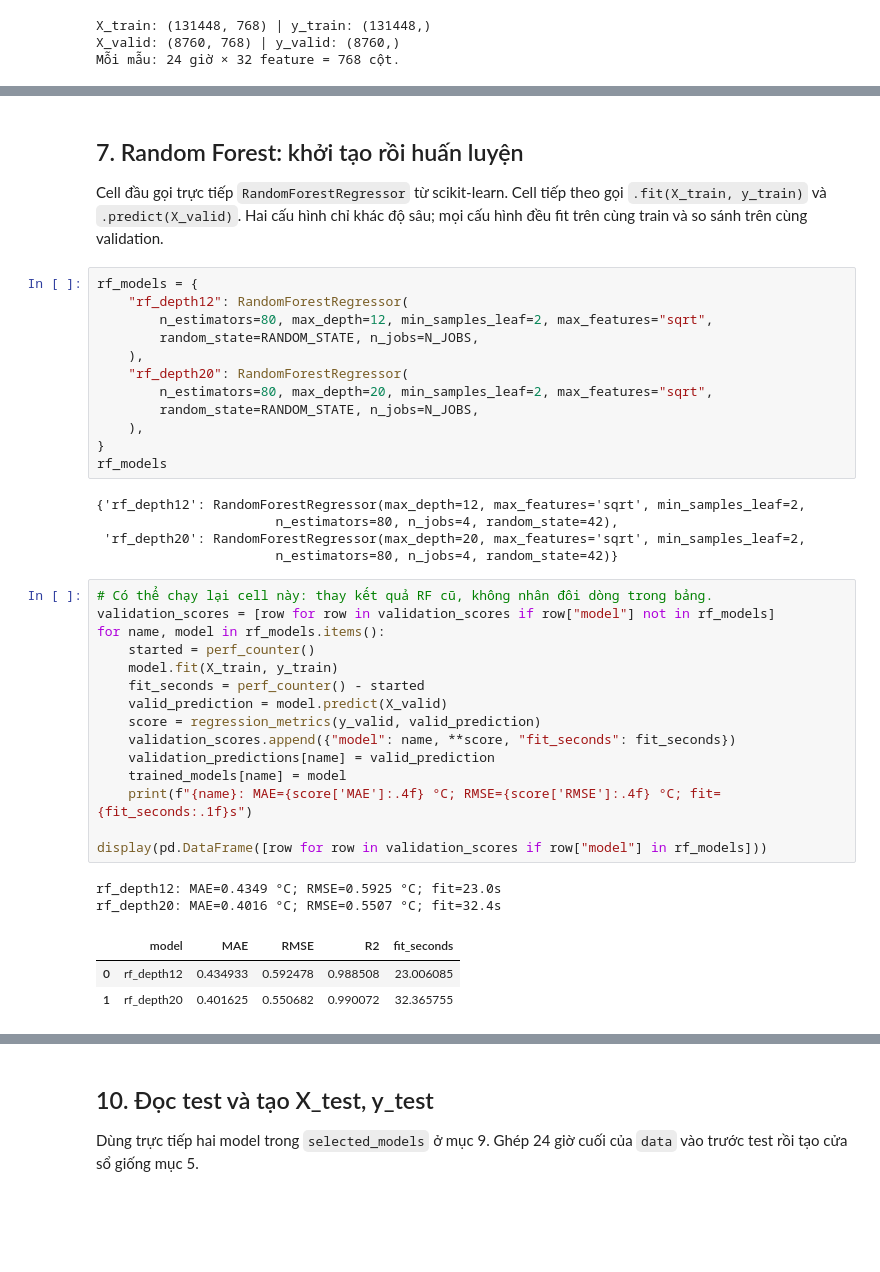
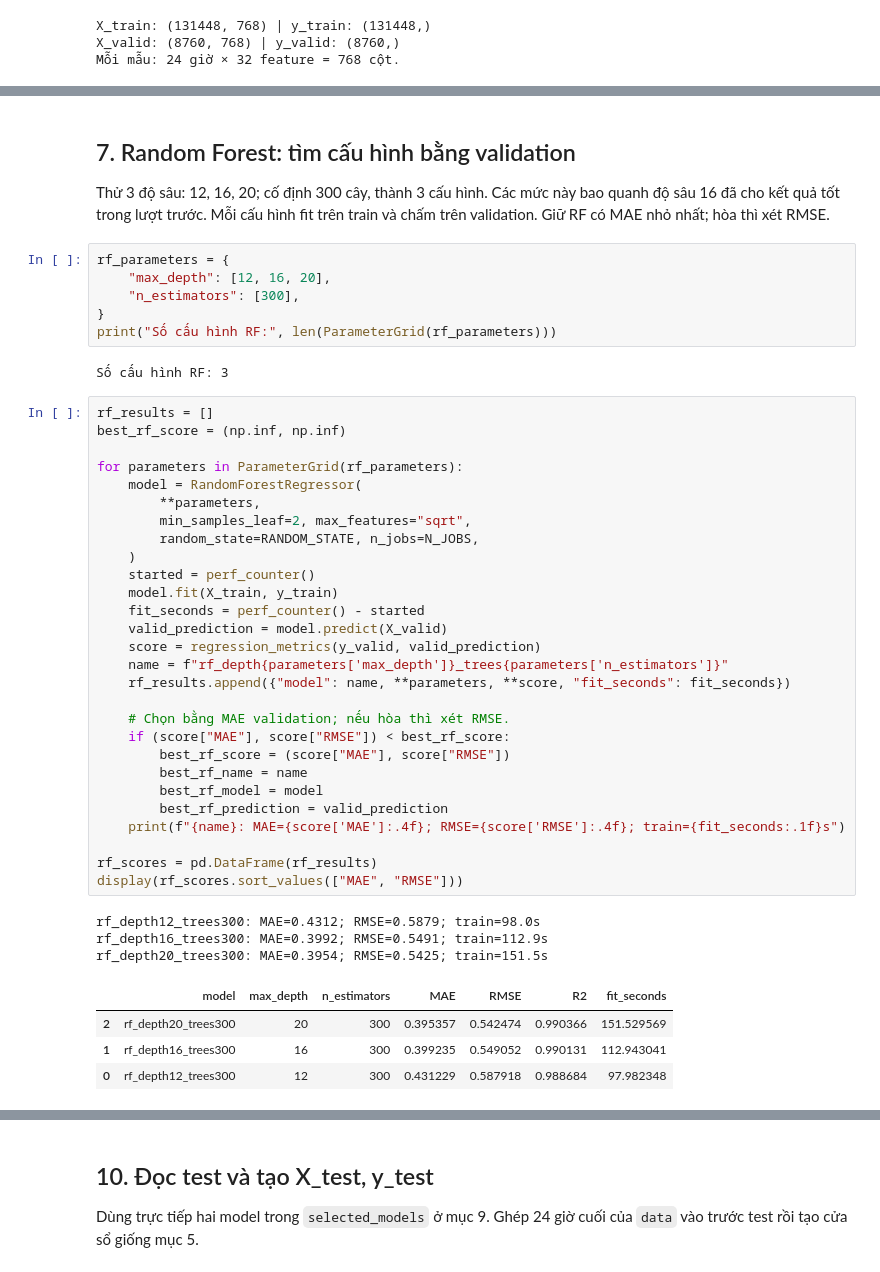
Before and after one commit to dinhhuy410/Weather-Forecasting-ystem, a Jupyter notebook: train_model/ml_models.ipynb, the cells around one changed output, grey strips where cells are left out. Saved outputs shown, nothing was run; the diff lists cells and outputs as text; blank space fills up the shorter version.

```diff
--- a/train_model/ml_models.ipynb
+++ b/train_model/ml_models.ipynb
@@ -156,45 +154,51 @@ display(pd.DataFrame(validation_scores))
 |  | model | MAE | RMSE | R2 | fit_seconds |
 | 0 | persistence | 0.556975 | 0.89553 | 0.973744 | 0.0 |
 # %% [markdown]
-## 7. Random Forest: khởi tạo rồi huấn luyện
+## 7. Random Forest: tìm cấu hình bằng validation
 
-Cell đầu gọi trực tiếp `RandomForestRegressor` từ scikit-learn. Cell tiếp theo gọi `.fit(X_train, y_train)` và `.predict(X_valid)`. Hai cấu hình chỉ khác độ sâu; mọi cấu hình đều fit trên cùng train và so sánh trên cùng validation.
+Thử 3 độ sâu: 12, 16, 20; cố định 300 cây, thành 3 cấu hình. Các mức này bao quanh độ sâu 16 đã cho kết quả tốt trong lượt trước. Mỗi cấu hình fit trên train và chấm trên validation. Giữ RF có MAE nhỏ nhất; hòa thì xét RMSE.
 # %%
-rf_models = {
-    "rf_depth12": RandomForestRegressor(
-        n_estimators=80, max_depth=12, min_samples_leaf=2, max_features="sqrt",
-        random_state=RANDOM_STATE, n_jobs=N_JOBS,
-    ),
-    "rf_depth20": RandomForestRegressor(
-        n_estimators=80, max_depth=20, min_samples_leaf=2, max_features="sqrt",
-        random_state=RANDOM_STATE, n_jobs=N_JOBS,
-    ),
+rf_parameters = {
+    "max_depth": [12, 16, 20],
+    "n_estimators": [300],
 }
-rf_models
+print("Số cấu hình RF:", len(ParameterGrid(rf_parameters)))
 # %% [output]
-{'rf_depth12': RandomForestRegressor(max_depth=12, max_features='sqrt', min_samples_leaf=2,
-                       n_estimators=80, n_jobs=4, random_state=42),
- 'rf_depth20': RandomForestRegressor(max_depth=20, max_features='sqrt', min_samples_leaf=2,
-                       n_estimators=80, n_jobs=4, random_state=42)}
+Số cấu hình RF: 3
 # %%
-# Có thể chạy lại cell này: thay kết quả RF cũ, không nhân đôi dòng trong bảng.
-validation_scores = [row for row in validation_scores if row["model"] not in rf_models]
-for name, model in rf_models.items():
+rf_results = []
+best_rf_score = (np.inf, np.inf)
+
+for parameters in ParameterGrid(rf_parameters):
+    model = RandomForestRegressor(
+        **parameters,
+        min_samples_leaf=2, max_features="sqrt",
+        random_state=RANDOM_STATE, n_jobs=N_JOBS,
+    )
     started = perf_counter()
     model.fit(X_train, y_train)
     fit_seconds = perf_counter() - started
     valid_prediction = model.predict(X_valid)
     score = regression_metrics(y_valid, valid_prediction)
-    validation_scores.append({"model": name, **score, "fit_seconds": fit_seconds})
-    validation_predictions[name] = valid_prediction
-    trained_models[name] = model
-    print(f"{name}: MAE={score['MAE']:.4f} °C; RMSE={score['RMSE']:.4f} °C; fit={fit_seconds:.1f}s")
+    name = f"rf_depth{parameters['max_depth']}_trees{parameters['n_estimators']}"
+    rf_results.append({"model": name, **parameters, **score, "fit_seconds": fit_seconds})
 
-display(pd.DataFrame([row for row in validation_scores if row["model"] in rf_models]))
+    # Chọn bằng MAE validation; nếu hòa thì xét RMSE.
+    if (score["MAE"], score["RMSE"]) < best_rf_score:
+        best_rf_score = (score["MAE"], score["RMSE"])
+        best_rf_name = name
+        best_rf_model = model
+        best_rf_prediction = valid_prediction
+    print(f"{name}: MAE={score['MAE']:.4f}; RMSE={score['RMSE']:.4f}; train={fit_seconds:.1f}s")
+
+rf_scores = pd.DataFrame(rf_results)
+display(rf_scores.sort_values(["MAE", "RMSE"]))
 # %% [output]
-rf_depth12: MAE=0.4349 °C; RMSE=0.5925 °C; fit=23.0s
-rf_depth20: MAE=0.4016 °C; RMSE=0.5507 °C; fit=32.4s
+rf_depth12_trees300: MAE=0.4312; RMSE=0.5879; train=98.0s
+rf_depth16_trees300: MAE=0.3992; RMSE=0.5491; train=112.9s
+rf_depth20_trees300: MAE=0.3954; RMSE=0.5425; train=151.5s
-|  | model | MAE | RMSE | R2 | fit_seconds |
-| 0 | rf_depth12 | 0.434933 | 0.592478 | 0.988508 | 23.006085 |
-| 1 | rf_depth20 | 0.401625 | 0.550682 | 0.990072 | 32.365755 |
+|  | model | max_depth | n_estimators | MAE | RMSE | R2 | fit_seconds |
+| 2 | rf_depth20_trees300 | 20 | 300 | 0.395357 | 0.542474 | 0.990366 | 151.529569 |
+| 1 | rf_depth16_trees300 | 16 | 300 | 0.399235 | 0.549052 | 0.990131 | 112.943041 |
+| 0 | rf_depth12_trees300 | 12 | 300 | 0.431229 | 0.587918 | 0.988684 | 97.982348 |
 # %% [markdown]
```
Also changed, not shown: parts of 15 cells of this notebook, 3 other files.
